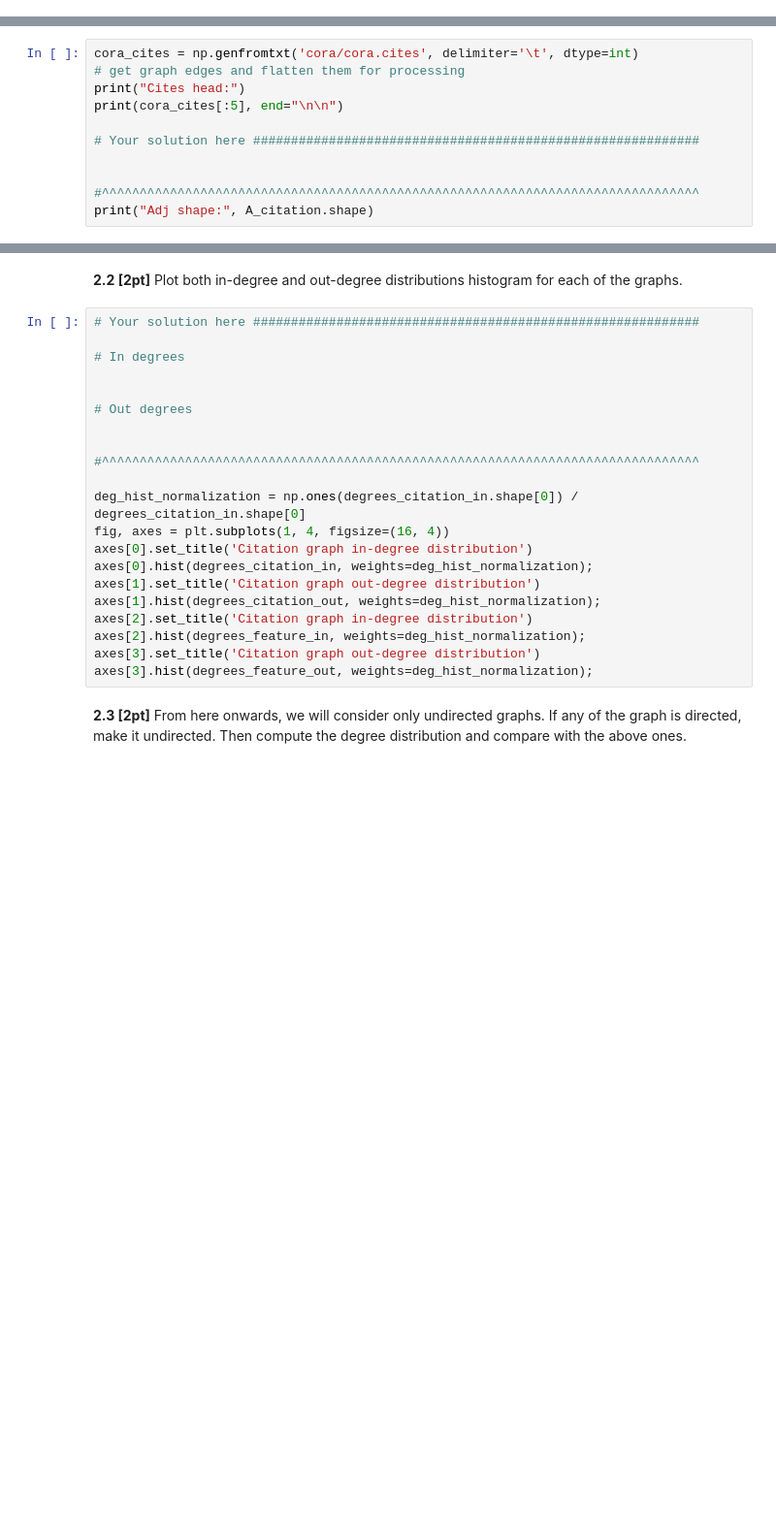
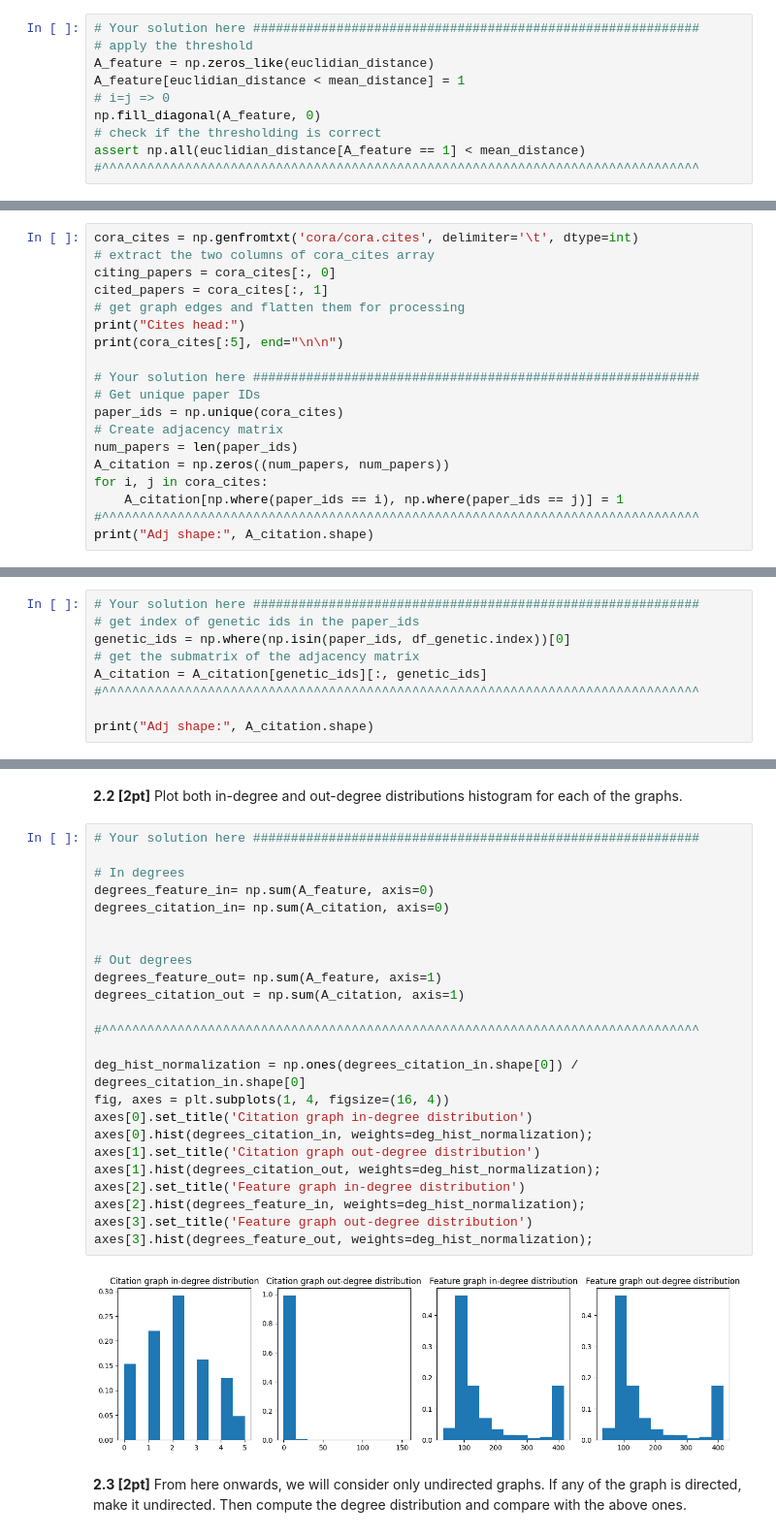
Before and after one commit to Aziz-bc/Network_machine_learning, a Jupyter notebook: Assignment1A/nml23_assignment1a.ipynb, the cells around one changed output, grey strips where cells are left out. Shown at 97% size. Drawn from its saved outputs; the diff is of its cells as text; blank space fills up the shorter version.

```diff
--- a/Assignment1A/nml23_assignment1a.ipynb
+++ b/Assignment1A/nml23_assignment1a.ipynb
@@ -149,3 +196,13 @@ A_feature = ...
+# %%
+# Your solution here ###########################################################
+# apply the threshold
+A_feature = np.zeros_like(euclidian_distance)
+A_feature[euclidian_distance < mean_distance] = 1
+# i=j => 0
+np.fill_diagonal(A_feature, 0)
+# check if the thresholding is correct
+assert np.all(euclidian_distance[A_feature == 1] < mean_distance)
+#^^^^^^^^^^^^^^^^^^^^^^^^^^^^^^^^^^^^^^^^^^^^^^^^^^^^^^^^^^^^^^^^^^^^^^^^^^^^^^^
 # %% [markdown]
 **1.2.2 [3pt]** Now read the `cora.cites` file and construct the citation graph by converting the given citation connections into an adjacency matrix `A_citation`.
 
@@ -154,12 +211,20 @@ A_feature = ...
 - Check the README for the connection description
 # %%
 cora_cites = np.genfromtxt('cora/cora.cites', delimiter='\t', dtype=int)
+# extract the two columns of cora_cites array
+citing_papers = cora_cites[:, 0]
+cited_papers = cora_cites[:, 1]
 # get graph edges and flatten them for processing
 print("Cites head:")
 print(cora_cites[:5], end="\n\n")
 
 # Your solution here ###########################################################
-
-
+# Get unique paper IDs
+paper_ids = np.unique(cora_cites)
+# Create adjacency matrix
+num_papers = len(paper_ids)
+A_citation = np.zeros((num_papers, num_papers))
+for i, j in cora_cites:
+    A_citation[np.where(paper_ids == i), np.where(paper_ids == j)] = 1
 #^^^^^^^^^^^^^^^^^^^^^^^^^^^^^^^^^^^^^^^^^^^^^^^^^^^^^^^^^^^^^^^^^^^^^^^^^^^^^^^
 print("Adj shape:", A_citation.shape)
@@ -174,0 +243,9 @@ print("Adj shape:", A_citation.shape)
+# %%
+# Your solution here ###########################################################
+# get index of genetic ids in the paper_ids
+genetic_ids = np.where(np.isin(paper_ids, df_genetic.index))[0]
+# get the submatrix of the adjacency matrix
+A_citation = A_citation[genetic_ids][:, genetic_ids]
+#^^^^^^^^^^^^^^^^^^^^^^^^^^^^^^^^^^^^^^^^^^^^^^^^^^^^^^^^^^^^^^^^^^^^^^^^^^^^^^^
+
+print("Adj shape:", A_citation.shape)
@@ -197,23 +285,28 @@ print(f"Number of edges in the citation graph: {num_edges_citation}")
 # %%
 # Your solution here ###########################################################
 
 # In degrees
+degrees_feature_in= np.sum(A_feature, axis=0)
+degrees_citation_in= np.sum(A_citation, axis=0)
 
 
 # Out degrees
-
+degrees_feature_out= np.sum(A_feature, axis=1)
+degrees_citation_out = np.sum(A_citation, axis=1)
 
 #^^^^^^^^^^^^^^^^^^^^^^^^^^^^^^^^^^^^^^^^^^^^^^^^^^^^^^^^^^^^^^^^^^^^^^^^^^^^^^^
 
 deg_hist_normalization = np.ones(degrees_citation_in.shape[0]) / degrees_citation_in.shape[0]
 fig, axes = plt.subplots(1, 4, figsize=(16, 4))
 axes[0].set_title('Citation graph in-degree distribution')
 axes[0].hist(degrees_citation_in, weights=deg_hist_normalization);
 axes[1].set_title('Citation graph out-degree distribution')
 axes[1].hist(degrees_citation_out, weights=deg_hist_normalization);
-axes[2].set_title('Citation graph in-degree distribution')
+axes[2].set_title('Feature graph in-degree distribution')
 axes[2].hist(degrees_feature_in, weights=deg_hist_normalization);
-axes[3].set_title('Citation graph out-degree distribution')
+axes[3].set_title('Feature graph out-degree distribution')
 axes[3].hist(degrees_feature_out, weights=deg_hist_normalization);
+# %% [output]
+[figure, added]
 # %% [markdown]
 **2.3 [2pt]** From here onwards, we will consider only undirected graphs. If any of the graph is directed, make it undirected. Then compute the degree distribution and compare with the above ones.
```
Also changed, not shown: parts of 27 cells of this notebook, 4 other files.
